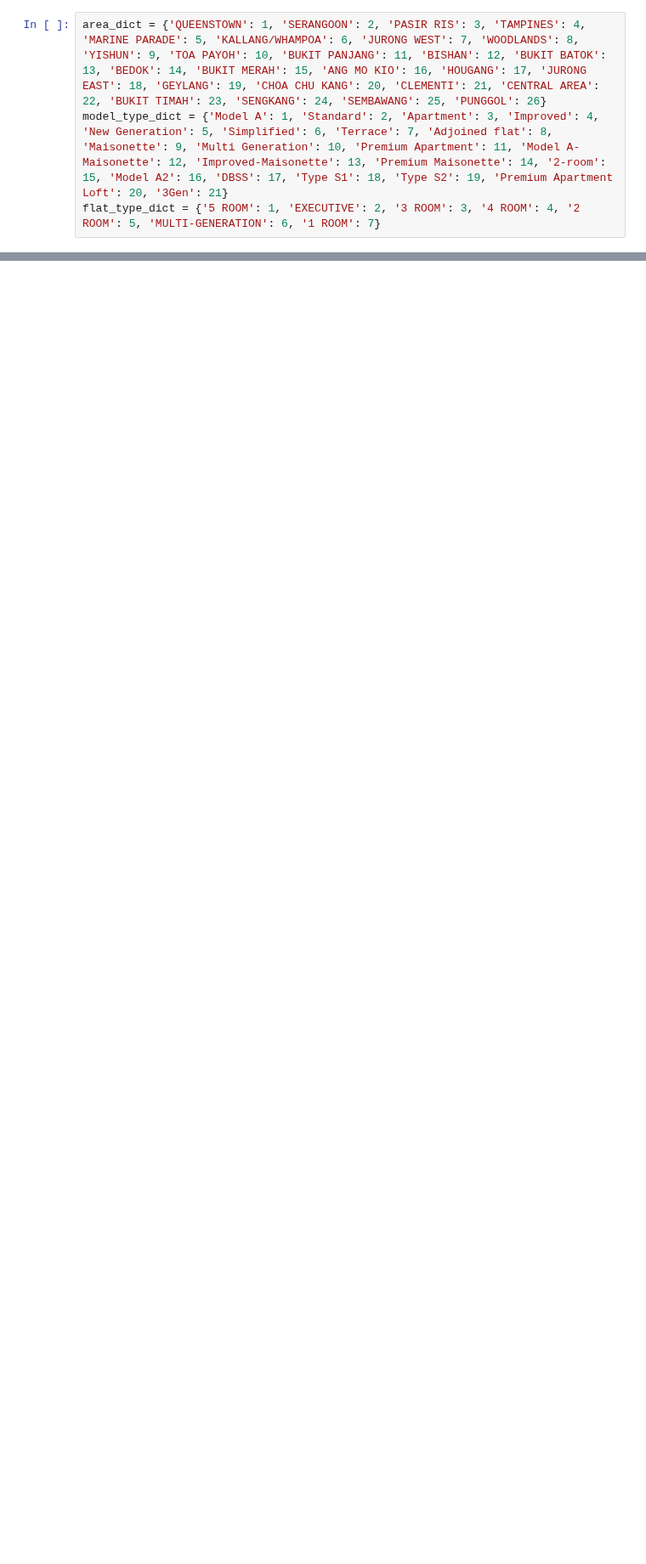
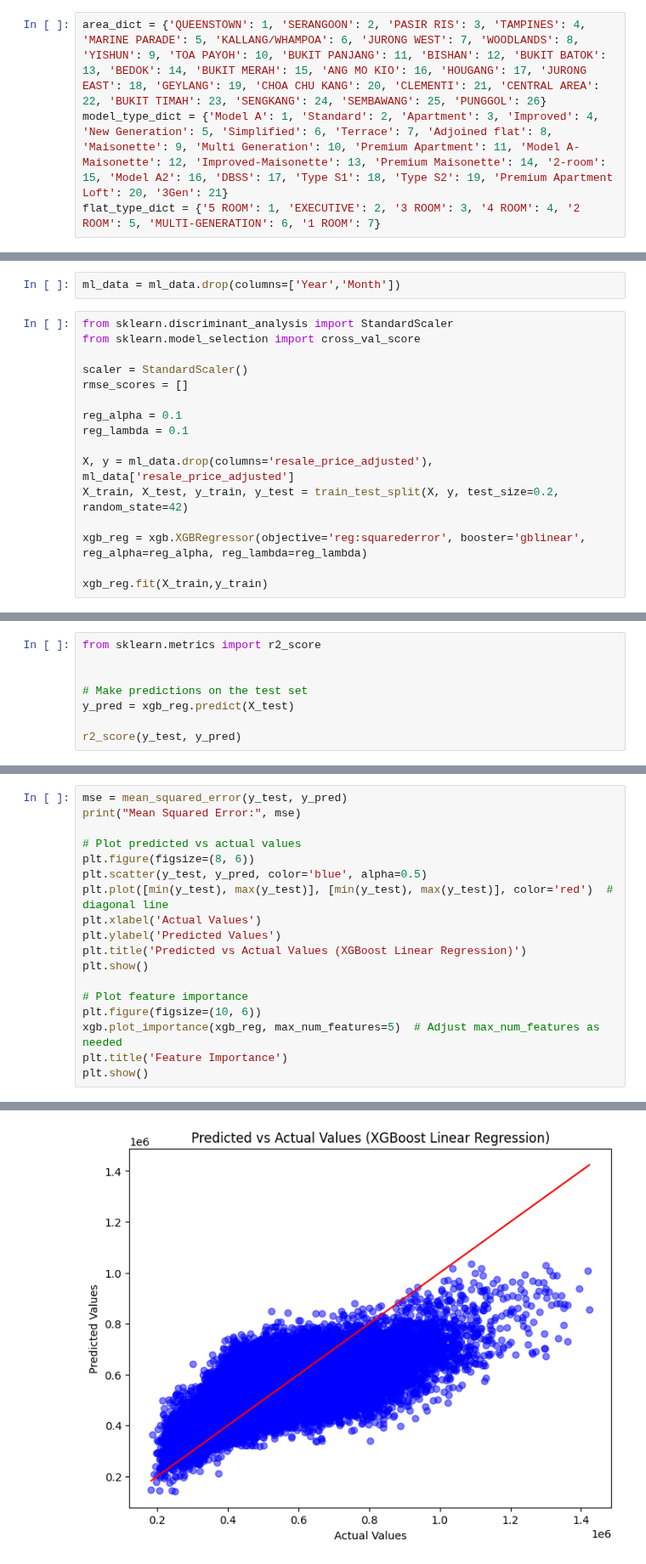
Before and after one commit to KuroInit/HDB-Resale-Price-Predict, a Jupyter notebook: Predict.ipynb, the cells around one changed output, grey strips where cells are left out. Shown at 85% size. Cells and saved outputs as stored; diff of their text form; blank space fills up the shorter version.

Commit message:
More cleaning up
- Did XOrg regression

```diff
--- a/Predict.ipynb
+++ b/Predict.ipynb
@@ -115,0 +72,18 @@ KeyboardInterrupt:
+# %%
+ml_data = ml_data.drop(columns=['Year','Month'])
+# %%
+from sklearn.discriminant_analysis import StandardScaler
+from sklearn.model_selection import cross_val_score
+
+scaler = StandardScaler()
+rmse_scores = []
+
+reg_alpha = 0.1
+reg_lambda = 0.1
+
+X, y = ml_data.drop(columns='resale_price_adjusted'), ml_data['resale_price_adjusted']
+X_train, X_test, y_train, y_test = train_test_split(X, y, test_size=0.2, random_state=42)
+
+xgb_reg = xgb.XGBRegressor(objective='reg:squarederror', booster='gblinear', reg_alpha=reg_alpha, reg_lambda=reg_lambda)
+
+xgb_reg.fit(X_train,y_train)
@@ -115,0 +102,8 @@ KeyboardInterrupt:
+# %%
+from sklearn.metrics import r2_score
+
+
+# Make predictions on the test set
+y_pred = xgb_reg.predict(X_test)
+
+r2_score(y_test, y_pred)
@@ -115,0 +112,19 @@ KeyboardInterrupt:
+# %%
+mse = mean_squared_error(y_test, y_pred)
+print("Mean Squared Error:", mse)
+
+# Plot predicted vs actual values
+plt.figure(figsize=(8, 6))
+plt.scatter(y_test, y_pred, color='blue', alpha=0.5)
+plt.plot([min(y_test), max(y_test)], [min(y_test), max(y_test)], color='red')  # diagonal line
+plt.xlabel('Actual Values')
+plt.ylabel('Predicted Values')
+plt.title('Predicted vs Actual Values (XGBoost Linear Regression)')
+plt.show()
+
+# Plot feature importance
+plt.figure(figsize=(10, 6))
+xgb.plot_importance(xgb_reg, max_num_features=5)  # Adjust max_num_features as needed
+plt.title('Feature Importance')
+plt.show()
+# %% [output]
@@ -115,0 +132 @@ KeyboardInterrupt:
+[figure, added]
```
Also changed, not shown: parts of 15 cells of this notebook, 19 other files.
